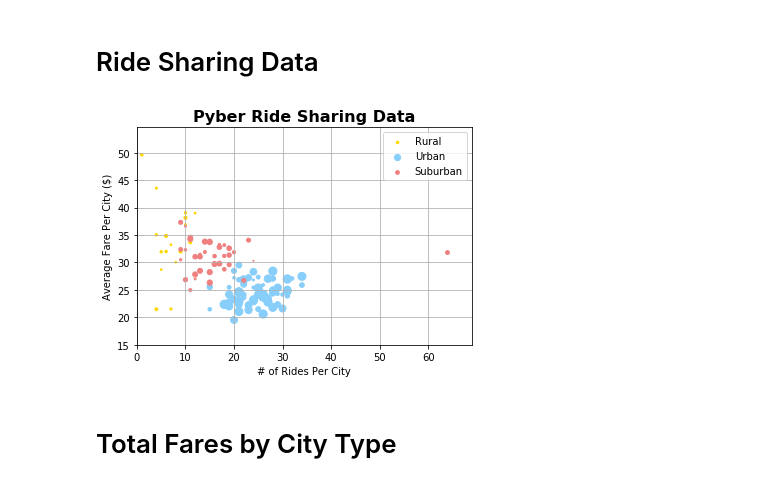
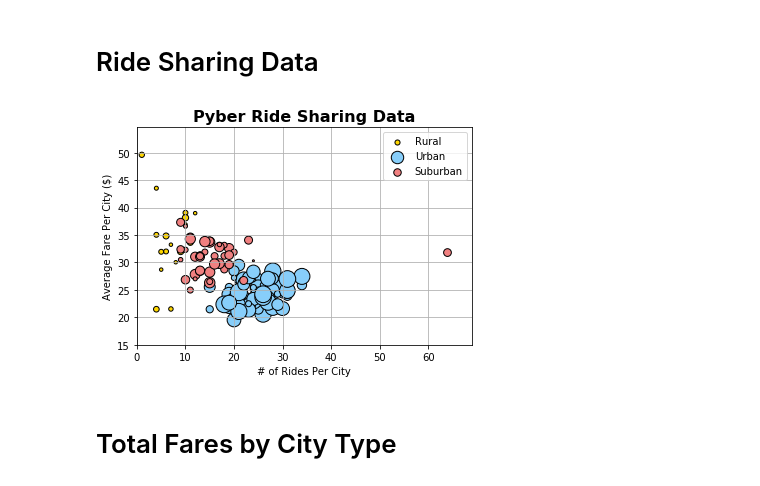
Before and after one commit to spencerrand/Ride-Sharing-Analysis, a Jupyter notebook: Pyber/main.ipynb, the cells around one changed output. Drawn from its saved outputs; the diff is of its cells as text; code cells hidden in the pictures.

```diff
--- a/Pyber/main.ipynb
+++ b/Pyber/main.ipynb
@@ -146,41 +129,41 @@ urban_avg_fare_by_city = urban_group["fare"].mean()
 urban_driver_count_by_city = urban_group["driver_count"].first()
 
 # Slice the combined dataframe for just Suburban
 suburban_df = combined_df.loc[combined_df['type']=='Suburban',:]
 
 # Group the suburban dataframe by city
 suburban_group = suburban_df.groupby("city")
 
 # Calculate the average fare, total rides and driver count by city
 suburban_total_rides_by_city = suburban_group["ride_id"].count()
 suburban_avg_fare_by_city = suburban_group["fare"].mean()
 suburban_driver_count_by_city = suburban_group["driver_count"].first()
 
-# Create bubble plot
-plt.scatter(rural_total_rides_by_city, rural_avg_fare_by_city, marker="o", facecolors='gold', edgecolors="face",
-            s=rural_driver_count_by_city, alpha=1)
-plt.scatter(urban_total_rides_by_city, urban_avg_fare_by_city, marker="o", facecolors='lightskyblue', edgecolors="face",
-            s=urban_driver_count_by_city, alpha=1)
-plt.scatter(suburban_total_rides_by_city, suburban_avg_fare_by_city, marker="o", facecolors='lightcoral', edgecolors="face",
-            s=suburban_driver_count_by_city, alpha=1)
+# Create bubble plots
+plt.scatter(rural_total_rides_by_city, rural_avg_fare_by_city, marker="o", facecolors='gold', edgecolors="black",
+            s=rural_driver_count_by_city*4, alpha=1)
+plt.scatter(urban_total_rides_by_city, urban_avg_fare_by_city, marker="o", facecolors='lightskyblue', edgecolors="black",
+            s=urban_driver_count_by_city*4, alpha=1)
+plt.scatter(suburban_total_rides_by_city, suburban_avg_fare_by_city, marker="o", facecolors='lightcoral', edgecolors="black",
+            s=suburban_driver_count_by_city*4, alpha=1)
 
 # Create a title, x label, and y label
 plt.title("Pyber Ride Sharing Data", fontsize=16, fontweight="bold")
 plt.xlabel("# of Rides Per City")
 plt.ylabel("Average Fare Per City ($)")
 
 # Add a grid to the chart
 plt.grid()
 plt.legend(('Rural','Urban','Suburban'),loc='best')
 
 # Set x and y limits
 plt.xlim(0, total_rides_by_city.max()+5)
 plt.ylim(15, fare_avg_by_city.max()+5)
 
 # Display pie chart
 plt.show()
 # %% [output]
-[figure, old version]
+[figure, new version]
 # %% [markdown]
 <h1>Total Fares by City Type</h1>
 # %%
```
Also changed, not shown: parts of 1 cell of this notebook.
